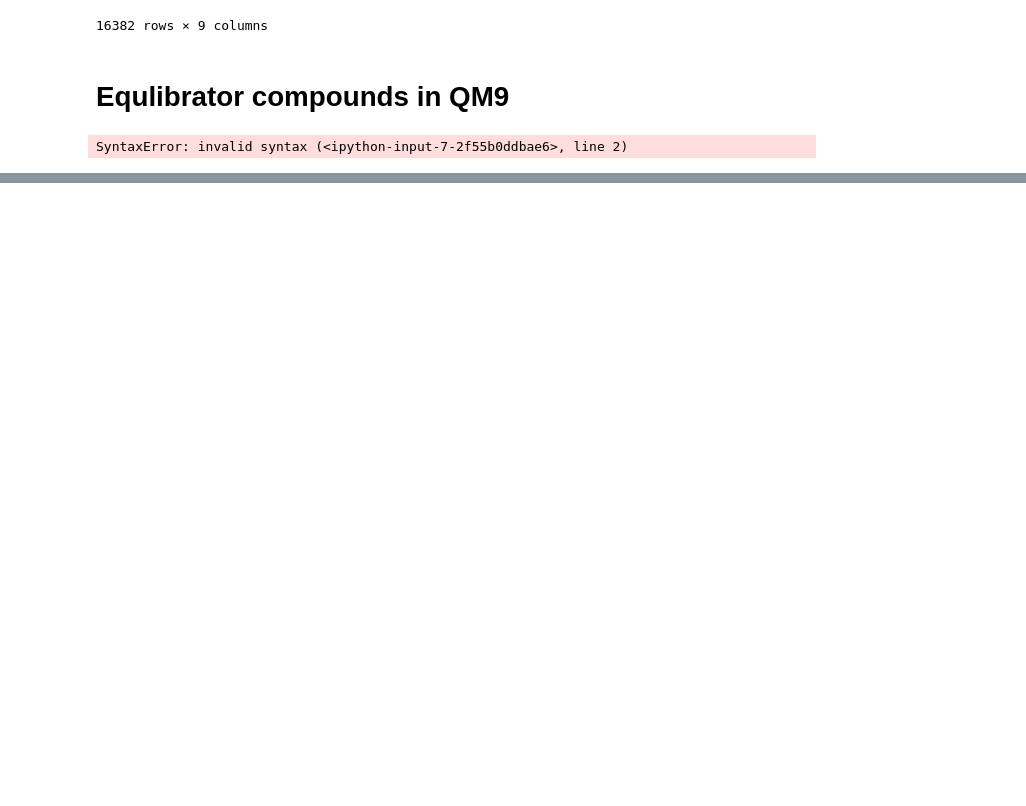
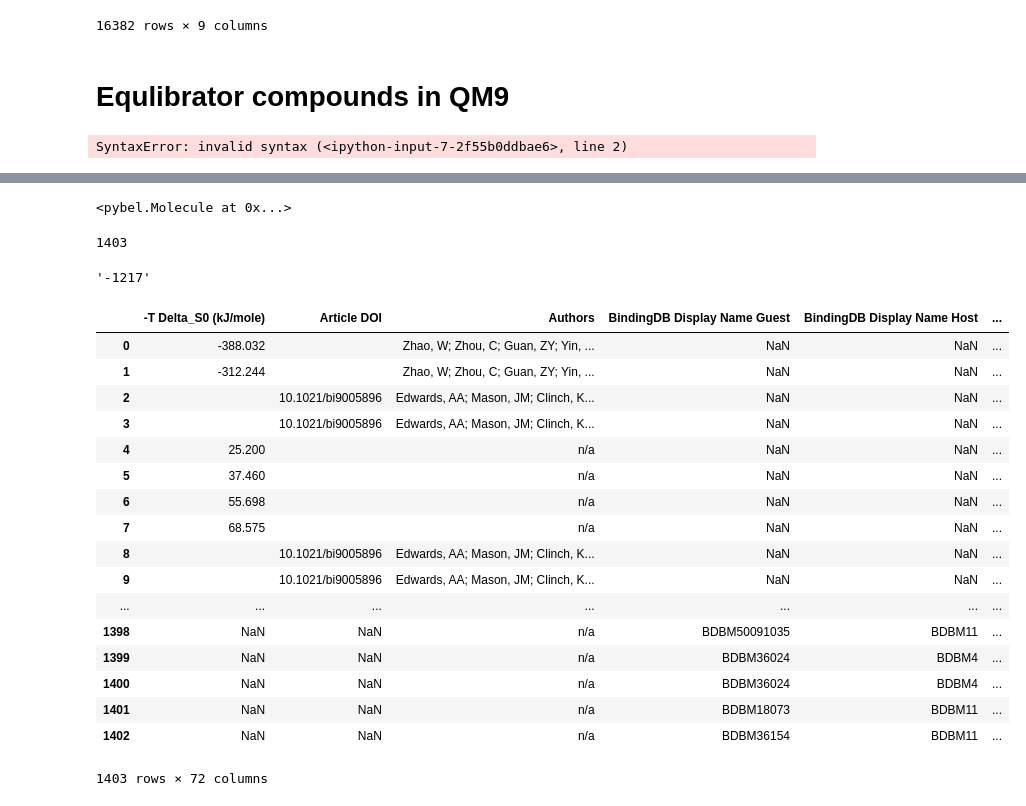
Before and after one commit to PNNL-CompBio/graph-neural-networks, a Jupyter notebook: MetaCyc and Equilibrator to XYZ.ipynb, the cells around one changed output, grey strips where cells are left out. Cells and saved outputs as stored; diff of their text form; code cells hidden in the pictures; blank space fills up the shorter version.

```diff
--- a/MetaCyc and Equilibrator to XYZ.ipynb
+++ b/MetaCyc and Equilibrator to XYZ.ipynb
@@ -193,0 +286,6 @@ ls -l ../graph-neural-networks/mpnn-data/qm9/
+# %%
+import pybel
+molecules = []
+for mol in pybel.readfile("sdf", "../BindDB/DeltaG-bind.sdf"):
+    molecules.append(mol)
+dir(molecules[0])
@@ -193,0 +310,34 @@ ls -l ../graph-neural-networks/mpnn-data/qm9/
+# %%
+molecules[0]
+# %% [output]
+<pybel.Molecule at 0x...>
+# %%
+len(molecules)
+# %% [output]
+1403
+# %%
+molecules[0].data['Delta_G0 (kJ/mole)']
+# %% [output]
+'-1217'
+# %%
+molecule_data = pd.DataFrame.from_records([dict(m.data) for m in molecules])
+molecule_data
+# %% [output]
+|  | -T Delta_S0 (kJ/mole) | Article DOI | Authors | BindingDB Display Name Guest | BindingDB Display Name Host | ... |
+| 0 | -388.032 |  | Zhao, W; Zhou, C; Guan, ZY; Yin, ... | NaN | NaN | ... |
+| 1 | -312.244 |  | Zhao, W; Zhou, C; Guan, ZY; Yin, ... | NaN | NaN | ... |
+| 2 |  | 10.1021/bi9005896 | Edwards, AA; Mason, JM; Clinch, K... | NaN | NaN | ... |
+| 3 |  | 10.1021/bi9005896 | Edwards, AA; Mason, JM; Clinch, K... | NaN | NaN | ... |
+| 4 | 25.200 |  | n/a | NaN | NaN | ... |
+| 5 | 37.460 |  | n/a | NaN | NaN | ... |
+| 6 | 55.698 |  | n/a | NaN | NaN | ... |
+| 7 | 68.575 |  | n/a | NaN | NaN | ... |
+| 8 |  | 10.1021/bi9005896 | Edwards, AA; Mason, JM; Clinch, K... | NaN | NaN | ... |
+| 9 |  | 10.1021/bi9005896 | Edwards, AA; Mason, JM; Clinch, K... | NaN | NaN | ... |
+| ... | ... | ... | ... | ... | ... | ... |
+| 1398 | NaN | NaN | n/a | BDBM50091035 | BDBM11 | ... |
+| 1399 | NaN | NaN | n/a | BDBM36024 | BDBM4 | ... |
+| 1400 | NaN | NaN | n/a | BDBM36024 | BDBM4 | ... |
+| 1401 | NaN | NaN | n/a | BDBM18073 | BDBM11 | ... |
+| 1402 | NaN | NaN | n/a | BDBM36154 | BDBM11 | ... |
+1403 rows × 72 columns
```
Also changed, not shown: parts of 10 cells of this notebook, 4 other files.
